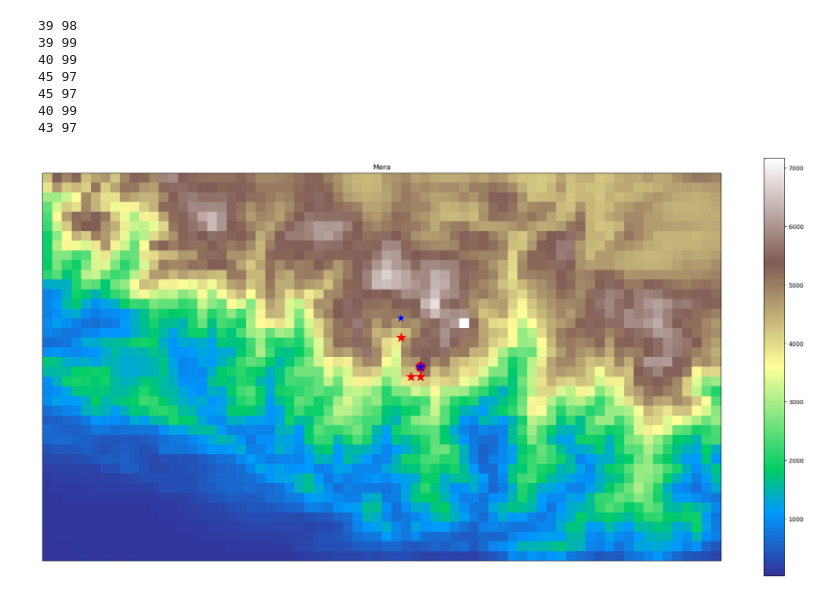
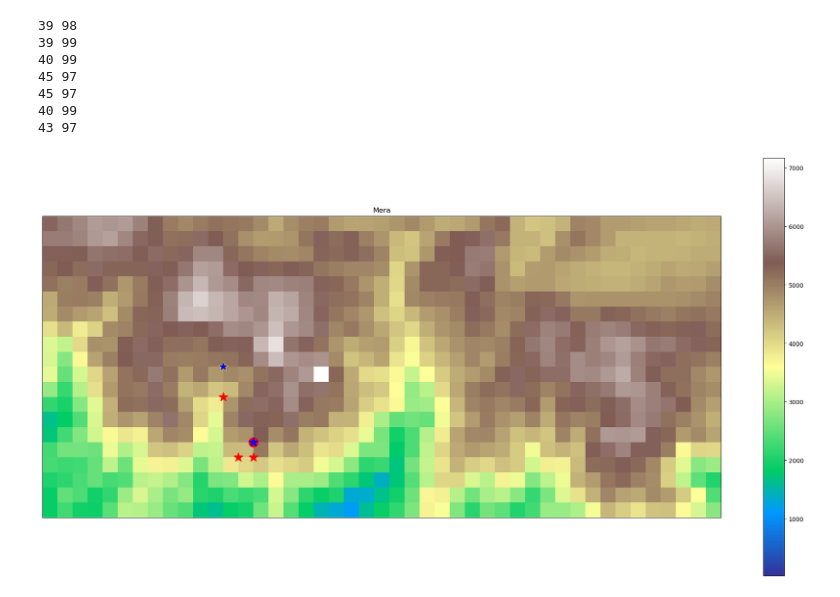
Before and after one commit to Andeol-ramb/MAR_HMA_GLACIOCLIM_Comparisons, a Jupyter notebook: MAP_Stations_Glacioclim.ipynb, the cells around one changed output. Drawn from its saved outputs; the diff is of its cells as text; code cells hidden in the pictures.

```diff
--- a/MAP_Stations_Glacioclim.ipynb
+++ b/MAP_Stations_Glacioclim.ipynb
@@ -154,32 +154,32 @@ cmap='terrain'
 
 m1=axs.pcolormesh(dsM.SH,cmap=cmap)
 
 axs.scatter(iMS,jMS,s=250,marker='*',color='red',linewidths=1.,edgecolors='red')
 
 axs.scatter(iMN,jMN,s=250,marker='*',color='red',linewidths=1.,edgecolors='red')
 
 axs.scatter(iCH,jCH,s=250,marker='*',color='red',linewidths=1.,edgecolors='yellow') #vérifier si coordonées sont dans le bon référenciel.
 
 axs.scatter(iPY,jPY,s=250,marker='*',color='blue',linewidths=1.,edgecolors='None') #vérifier si coordonées sont dans le bon référenciel.
 
 axs.scatter(iPH,jPH,s=250,marker='*',color='red',linewidths=1.,edgecolors='red') #vérifier si coordonées sont dans le bon référenciel.
 
 axs.scatter(iKH,jKH,s=250,marker='o',color='red',linewidths=1.,edgecolors='red') #vérifier si coordonées sont dans le bon référenciel.
 
 axs.scatter(iML,jML,s=250,marker='*',color='blue',linewidths=1.,edgecolors='blue')
 
 
 
 
 
 axs.set_title('Mera')
 fig.colorbar(m1,orientation='vertical')
 
-axs.set_extent([60, 130, 60, 20], crs=ccrs.PlateCarree())
+axs.set_extent([85, 130, 55, 35], crs=ccrs.PlateCarree())
 
 #ax1.set_title('contourf with levels')
 fig.tight_layout()
 plt.grid()
 plt.show()
 # %% [output]
-[figure, old version]
+[figure, new version]
```
Also changed, not shown: parts of 1 cell of this notebook, 5 other files.
